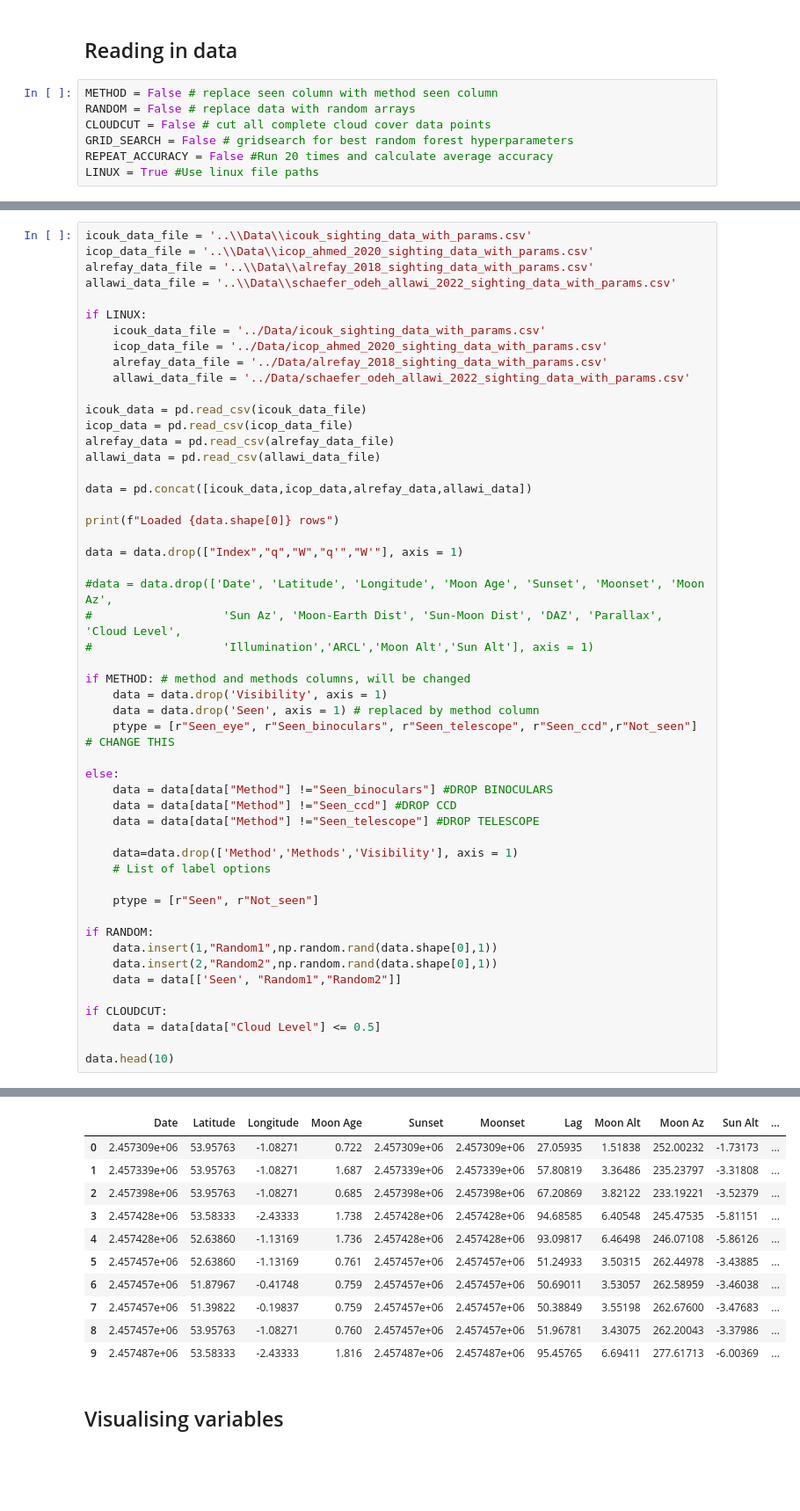
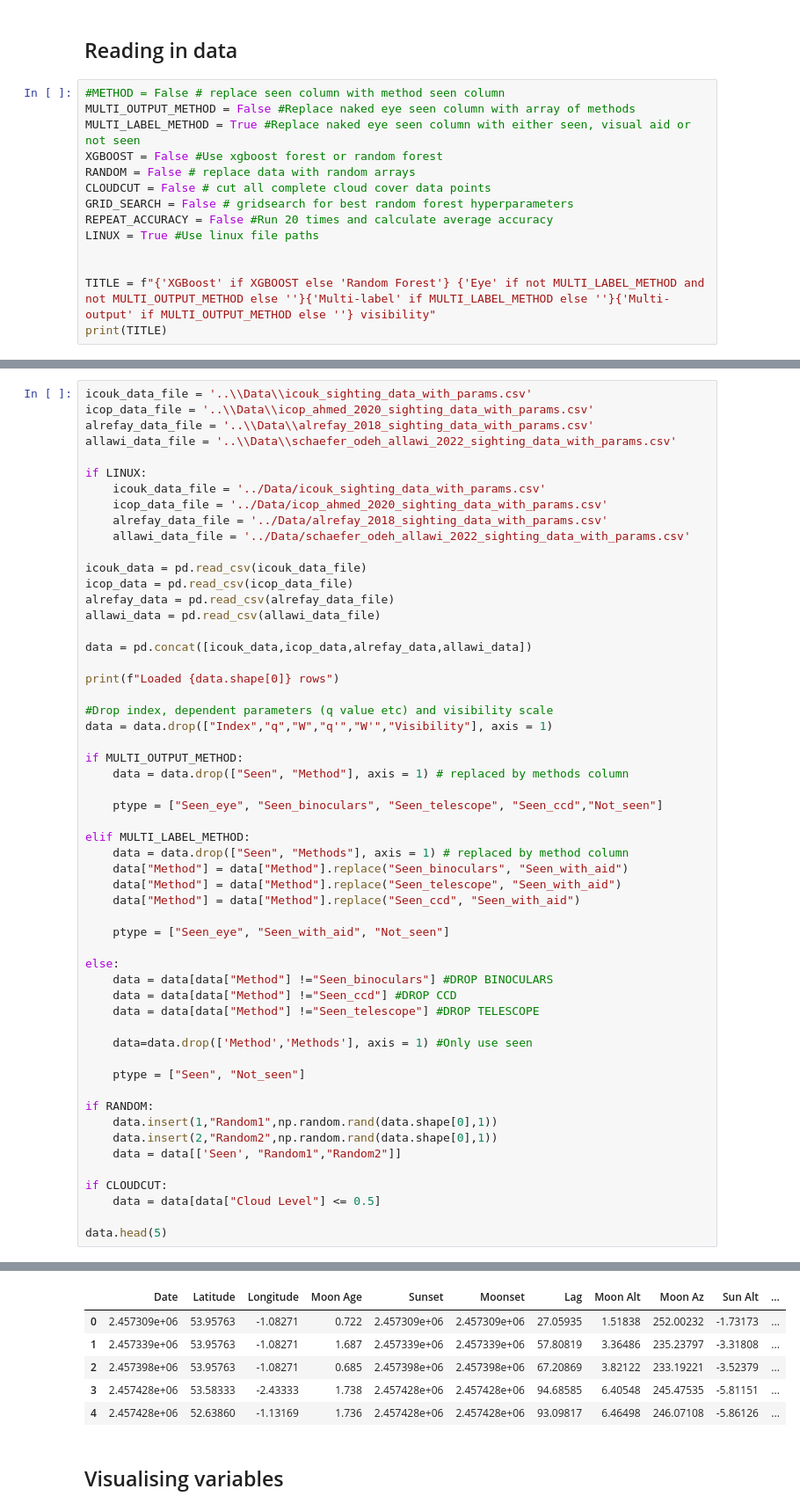
Before and after one commit to EmmaAlexander/mphys-moon, a Jupyter notebook: Code/moon_visibility_ML.ipynb, the cells around one changed output, grey strips where cells are left out. Shown at 88% size. Drawn from its saved outputs; the diff is of its cells as text; blank space fills up the shorter version.

```diff
--- a/Code/moon_visibility_ML.ipynb
+++ b/Code/moon_visibility_ML.ipynb
@@ -19,9 +19,16 @@ from sklearn.preprocessing import MultiLabelBinarizer
 # %% [markdown]
 ## Reading in data
 # %%
-METHOD = False # replace seen column with method seen column
+#METHOD = False # replace seen column with method seen column
+MULTI_OUTPUT_METHOD = False #Replace naked eye seen column with array of methods
+MULTI_LABEL_METHOD = True #Replace naked eye seen column with either seen, visual aid or not seen
+XGBOOST = False #Use xgboost forest or random forest
 RANDOM = False # replace data with random arrays
 CLOUDCUT = False # cut all complete cloud cover data points
 GRID_SEARCH = False # gridsearch for best random forest hyperparameters
 REPEAT_ACCURACY = False #Run 20 times and calculate average accuracy
 LINUX = True #Use linux file paths
+
+
+TITLE = f"{'XGBoost' if XGBOOST else 'Random Forest'} {'Eye' if not MULTI_LABEL_METHOD and not MULTI_OUTPUT_METHOD else ''}{'Multi-label' if MULTI_LABEL_METHOD else ''}{'Multi-output' if MULTI_OUTPUT_METHOD else ''} visibility"
+print(TITLE)
@@ -45,50 +54,49 @@ allawi_data = pd.read_csv(allawi_data_file)
 data = pd.concat([icouk_data,icop_data,alrefay_data,allawi_data])
 
 print(f"Loaded {data.shape[0]} rows")
 
-data = data.drop(["Index","q","W","q'","W'"], axis = 1)
+#Drop index, dependent parameters (q value etc) and visibility scale
+data = data.drop(["Index","q","W","q'","W'","Visibility"], axis = 1)
 
-#data = data.drop(['Date', 'Latitude', 'Longitude', 'Moon Age', 'Sunset', 'Moonset', 'Moon Az',
-#                   'Sun Az', 'Moon-Earth Dist', 'Sun-Moon Dist', 'DAZ', 'Parallax', 'Cloud Level',
-#                   'Illumination','ARCL','Moon Alt','Sun Alt'], axis = 1)
+if MULTI_OUTPUT_METHOD:
+    data = data.drop(["Seen", "Method"], axis = 1) # replaced by methods column
 
-if METHOD: # method and methods columns, will be changed
-    data = data.drop('Visibility', axis = 1)
-    data = data.drop('Seen', axis = 1) # replaced by method column
-    ptype = [r"Seen_eye", r"Seen_binoculars", r"Seen_telescope", r"Seen_ccd",r"Not_seen"] # CHANGE THIS
+    ptype = ["Seen_eye", "Seen_binoculars", "Seen_telescope", "Seen_ccd","Not_seen"]
+
+elif MULTI_LABEL_METHOD:
+    data = data.drop(["Seen", "Methods"], axis = 1) # replaced by method column
+    data["Method"] = data["Method"].replace("Seen_binoculars", "Seen_with_aid")
+    data["Method"] = data["Method"].replace("Seen_telescope", "Seen_with_aid")
+    data["Method"] = data["Method"].replace("Seen_ccd", "Seen_with_aid")
+
+    ptype = ["Seen_eye", "Seen_with_aid", "Not_seen"]
 
 else:
     data = data[data["Method"] !="Seen_binoculars"] #DROP BINOCULARS
     data = data[data["Method"] !="Seen_ccd"] #DROP CCD
     data = data[data["Method"] !="Seen_telescope"] #DROP TELESCOPE
 
-    data=data.drop(['Method','Methods','Visibility'], axis = 1)
-    # List of label options
+    data=data.drop(['Method','Methods'], axis = 1) #Only use seen
 
-    ptype = [r"Seen", r"Not_seen"]
+    ptype = ["Seen", "Not_seen"]
 
 if RANDOM:
     data.insert(1,"Random1",np.random.rand(data.shape[0],1))
     data.insert(2,"Random2",np.random.rand(data.shape[0],1))
     data = data[['Seen', "Random1","Random2"]]
 
 if CLOUDCUT:
     data = data[data["Cloud Level"] <= 0.5]
 
-data.head(10)
+data.head(5)
 # %% [output]
 Loaded 3626 rows
 |  | Date | Latitude | Longitude | Moon Age | Sunset | Moonset | Lag | Moon Alt | Moon Az | Sun Alt | ... |
 | 0 | 2.457309e+06 | 53.95763 | -1.08271 | 0.722 | 2.457309e+06 | 2.457309e+06 | 27.05935 | 1.51838 | 252.00232 | -1.73173 | ... |
 | 1 | 2.457339e+06 | 53.95763 | -1.08271 | 1.687 | 2.457339e+06 | 2.457339e+06 | 57.80819 | 3.36486 | 235.23797 | -3.31808 | ... |
 | 2 | 2.457398e+06 | 53.95763 | -1.08271 | 0.685 | 2.457398e+06 | 2.457398e+06 | 67.20869 | 3.82122 | 233.19221 | -3.52379 | ... |
 | 3 | 2.457428e+06 | 53.58333 | -2.43333 | 1.738 | 2.457428e+06 | 2.457428e+06 | 94.68585 | 6.40548 | 245.47535 | -5.81151 | ... |
 | 4 | 2.457428e+06 | 52.63860 | -1.13169 | 1.736 | 2.457428e+06 | 2.457428e+06 | 93.09817 | 6.46498 | 246.07108 | -5.86126 | ... |
-| 5 | 2.457457e+06 | 52.63860 | -1.13169 | 0.761 | 2.457457e+06 | 2.457457e+06 | 51.24933 | 3.50315 | 262.44978 | -3.43885 | ... |
-| 6 | 2.457457e+06 | 51.87967 | -0.41748 | 0.759 | 2.457457e+06 | 2.457457e+06 | 50.69011 | 3.53057 | 262.58959 | -3.46038 | ... |
-| 7 | 2.457457e+06 | 51.39822 | -0.19837 | 0.759 | 2.457457e+06 | 2.457457e+06 | 50.38849 | 3.55198 | 262.67600 | -3.47683 | ... |
-| 8 | 2.457457e+06 | 53.95763 | -1.08271 | 0.760 | 2.457457e+06 | 2.457457e+06 | 51.96781 | 3.43075 | 262.20043 | -3.37986 | ... |
-| 9 | 2.457487e+06 | 53.58333 | -2.43333 | 1.816 | 2.457487e+06 | 2.457487e+06 | 95.45765 | 6.69411 | 277.61713 | -6.00369 | ... |
 # %% [markdown]
 ## Visualising variables
 # %%
```
Also changed, not shown: parts of 14 cells of this notebook, 6 other files.
